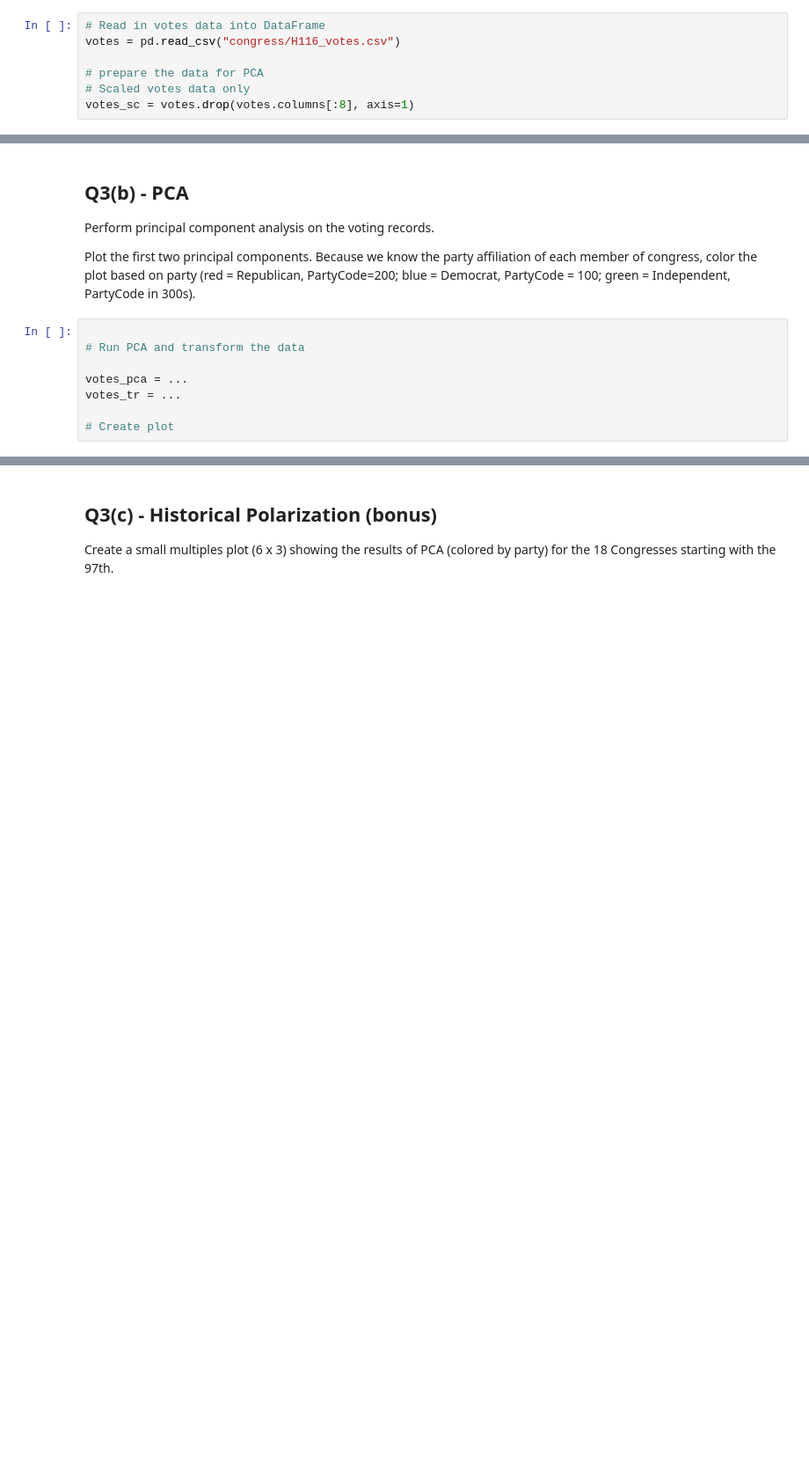
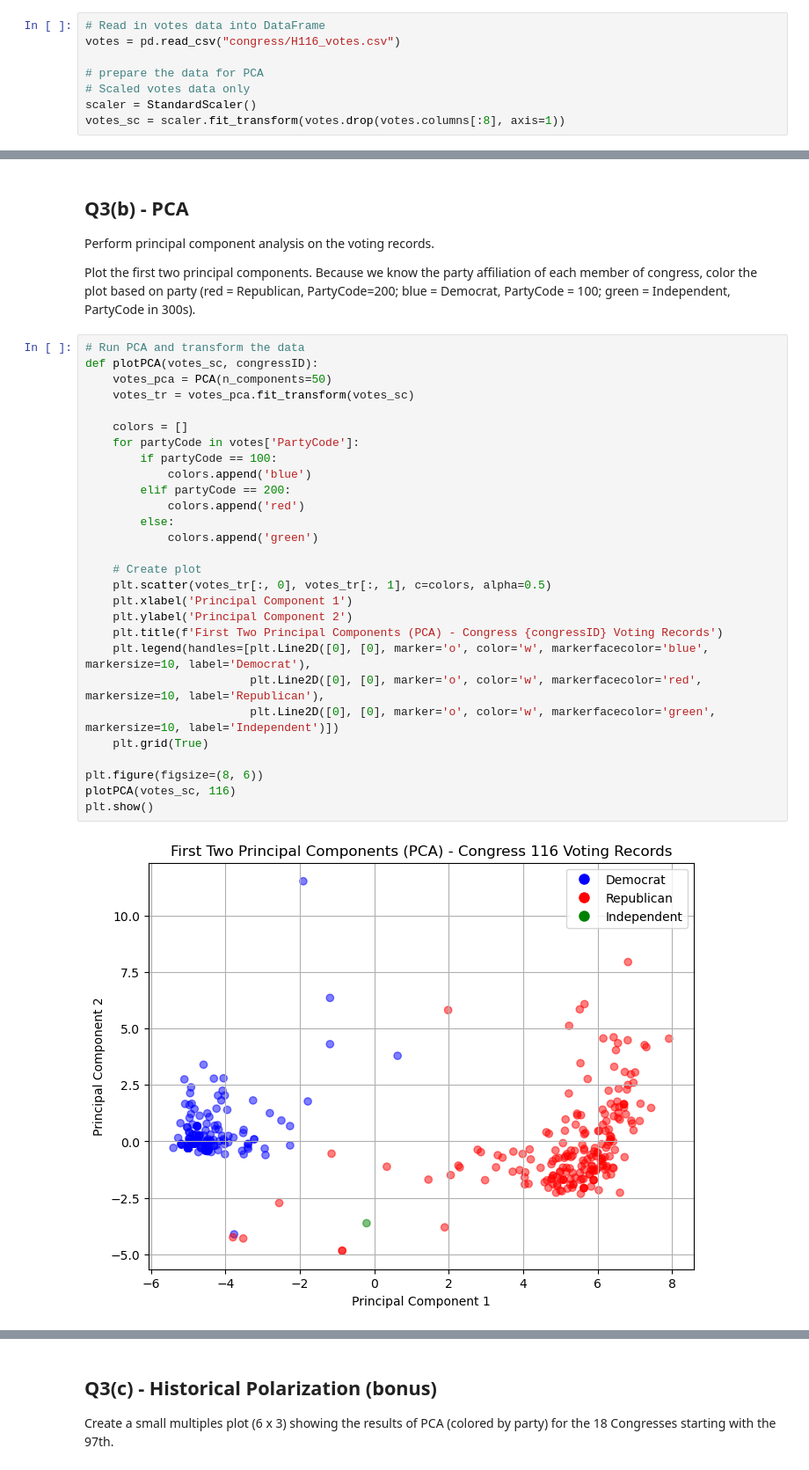
Before and after one commit to Spades5665/MTUClasses, a Jupyter notebook: CS4821-DataMining/a3/a3-4821.ipynb, the cells around one changed output, grey strips where cells are left out. Shown at 88% size. Saved outputs shown, nothing was run; the diff lists cells and outputs as text; blank space fills up the shorter version.

```diff
--- a/CS4821-DataMining/a3/a3-4821.ipynb
+++ b/CS4821-DataMining/a3/a3-4821.ipynb
@@ -753,4 +740,5 @@ votes = pd.read_csv("congress/H116_votes.csv")
 
 # prepare the data for PCA
 # Scaled votes data only
-votes_sc = votes.drop(votes.columns[:8], axis=1)
+scaler = StandardScaler()
+votes_sc = scaler.fit_transform(votes.drop(votes.columns[:8], axis=1))
@@ -785,12 +753,34 @@ Perform principal component analysis on the voting records.
 
 Plot the first two principal components. Because we know the party affiliation of each member of congress, color the plot based on party (red = Republican, PartyCode=200; blue = Democrat, PartyCode = 100; green = Independent, PartyCode in 300s).
 # %%
+# Run PCA and transform the data
+def plotPCA(votes_sc, congressID):
+    votes_pca = PCA(n_components=50)
+    votes_tr = votes_pca.fit_transform(votes_sc)
 
-# Run PCA and transform the data
+    colors = []
+    for partyCode in votes['PartyCode']:
+        if partyCode == 100:
+            colors.append('blue')
+        elif partyCode == 200:
+            colors.append('red')
+        else:
+            colors.append('green')
 
-votes_pca = ...
-votes_tr = ...
+    # Create plot
+    plt.scatter(votes_tr[:, 0], votes_tr[:, 1], c=colors, alpha=0.5)
+    plt.xlabel('Principal Component 1')
+    plt.ylabel('Principal Component 2')
+    plt.title(f'First Two Principal Components (PCA) - Congress {congressID} Voting Records')
+    plt.legend(handles=[plt.Line2D([0], [0], marker='o', color='w', markerfacecolor='blue', markersize=10, label='Democrat'),
+                        plt.Line2D([0], [0], marker='o', color='w', markerfacecolor='red', markersize=10, label='Republican'),
+                        plt.Line2D([0], [0], marker='o', color='w', markerfacecolor='green', markersize=10, label='Independent')])
+    plt.grid(True)
 
-# Create plot
+plt.figure(figsize=(8, 6))
+plotPCA(votes_sc, 116)
+plt.show()
+# %% [output]
+[figure, added]
 # %%
 grader.check("q3b")
```
Also changed, not shown: parts of 6 cells of this notebook.
